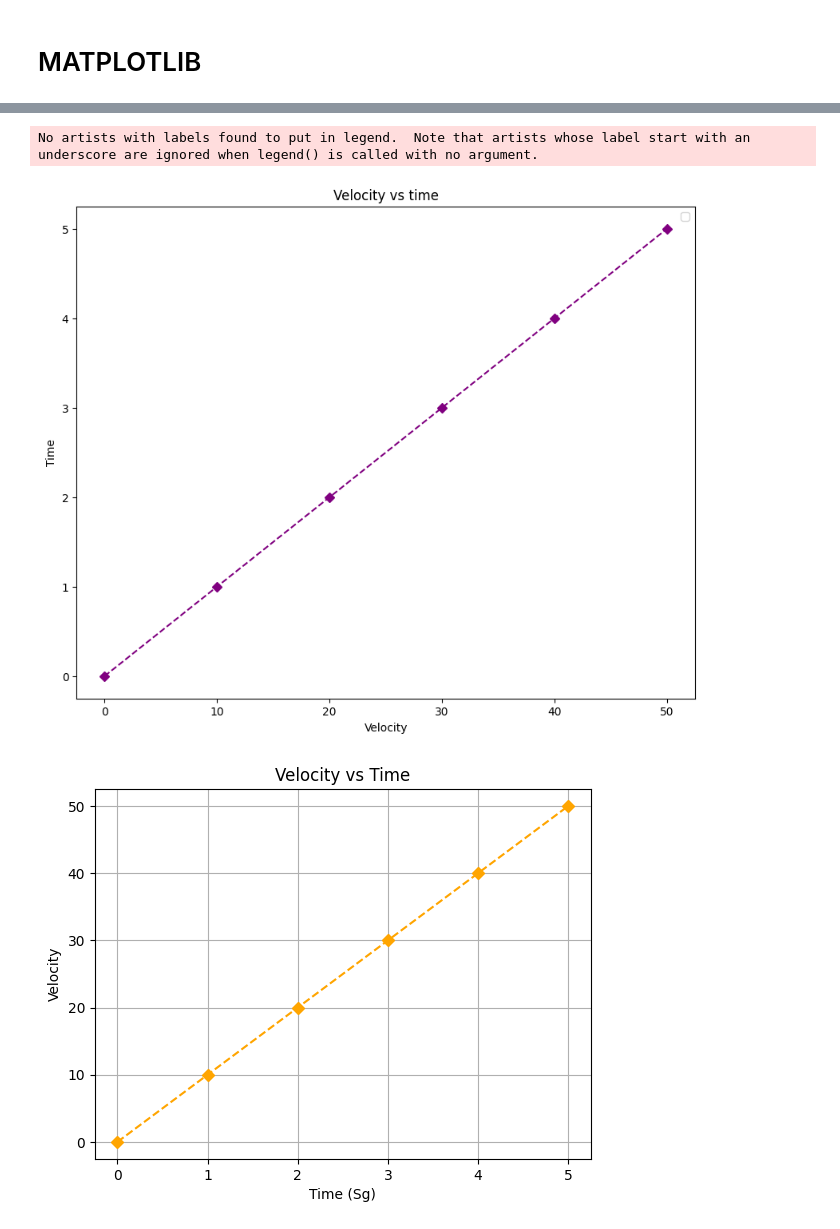
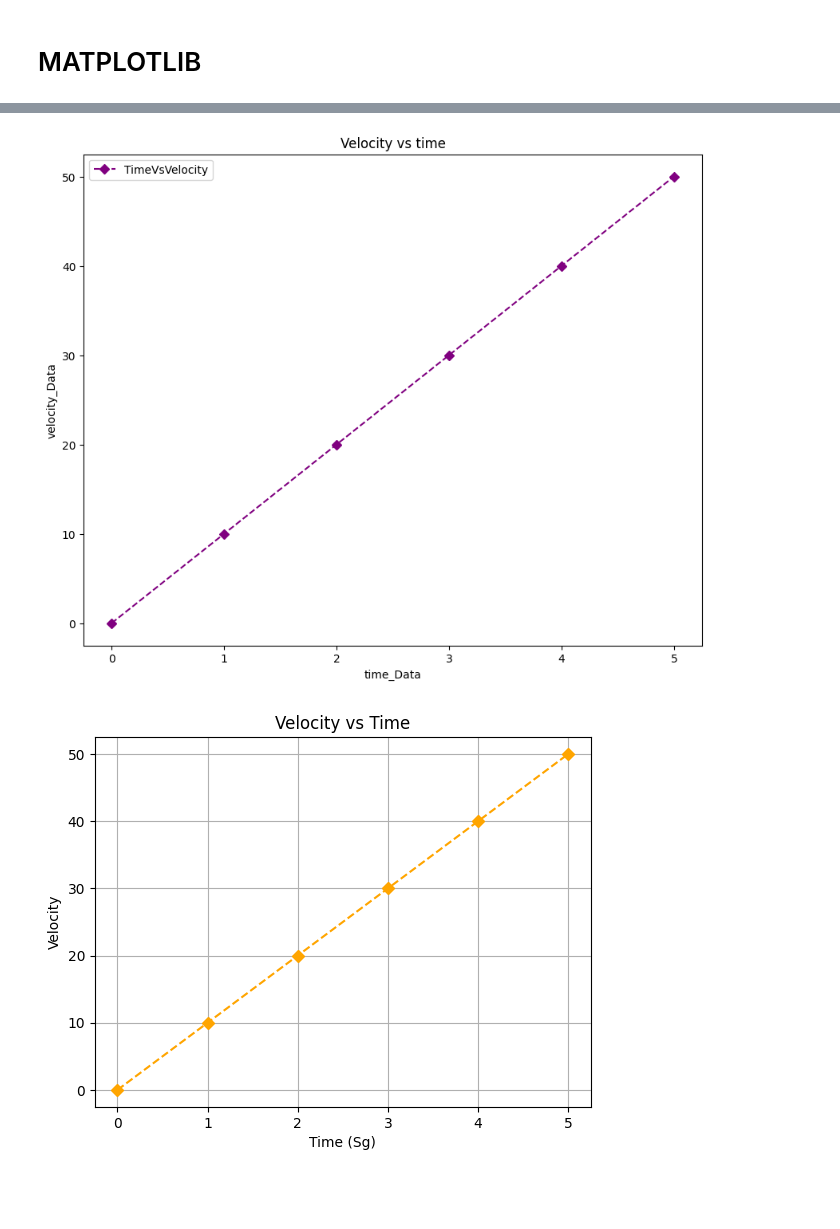
Before and after one commit to CrisHzz/Ciencia-De-Datos-Y-Aprendizaje-Automatico, a Jupyter notebook: Ciencia de datos y Aprendizaje Automatico/Matplotlib/matplotlib.ipynb, the cells around one changed output, grey strips where cells are left out. Cells and saved outputs as stored; diff of their text form; code cells hidden in the pictures; blank space fills up the shorter version.

```diff
--- a/Ciencia de datos y Aprendizaje Automatico/Matplotlib/matplotlib.ipynb
+++ b/Ciencia de datos y Aprendizaje Automatico/Matplotlib/matplotlib.ipynb
@@ -5,27 +5,28 @@
 # %%
 import matplotlib.pyplot as plt
 
 plt.figure(figsize=[10,8]) #Dimensiones en pulgadas
 #Data 1
 time_Data = [0, 1, 2, 3, 4, 5]
 #Data 2
 velocity_Data = [0, 10, 20, 30, 40, 50]
 
 #Permite hacer un grafico en donde tiene 2 parametros, 1 eje x ,2 eje y
 
-plt.plot(velocity_Data,time_Data,marker="D",linestyle="--",color="purple")
+plt.plot(time_Data,velocity_Data,marker="D",linestyle="--",color="purple",label="TimeVsVelocity")
 #maker me permite personalizar el tipo de punto y linestyle el tipo de linea
 #Si tuviera mas graficos, lo mismo pltplot y sus datos
 plt.title("Velocity vs time")
 #Title del grafico
-plt.xlabel("Velocity")
+plt.xlabel("time_Data")
 #Title eje x
-plt.ylabel("Time")
+plt.ylabel("velocity_Data")
+
 plt.legend() #Indica que datos se estan evaluando
+
 plt.show()
 # %% [output]
-No artists with labels found to put in legend.  Note that artists whose label start with an underscore are ignored when legend() is called with no argument.
-[figure, old version]
+[figure, new version]
 # %%
 
 # Data 1
```
Also changed, not shown: parts of 6 cells of this notebook, 10 other files.
